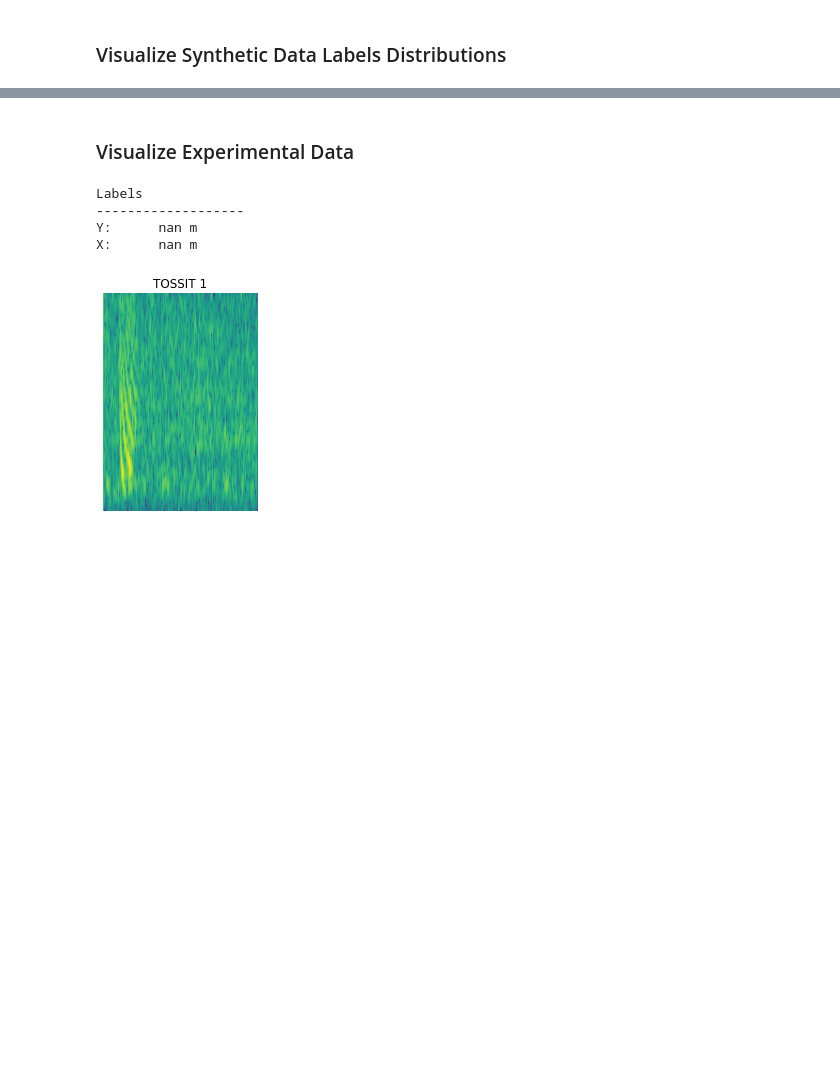
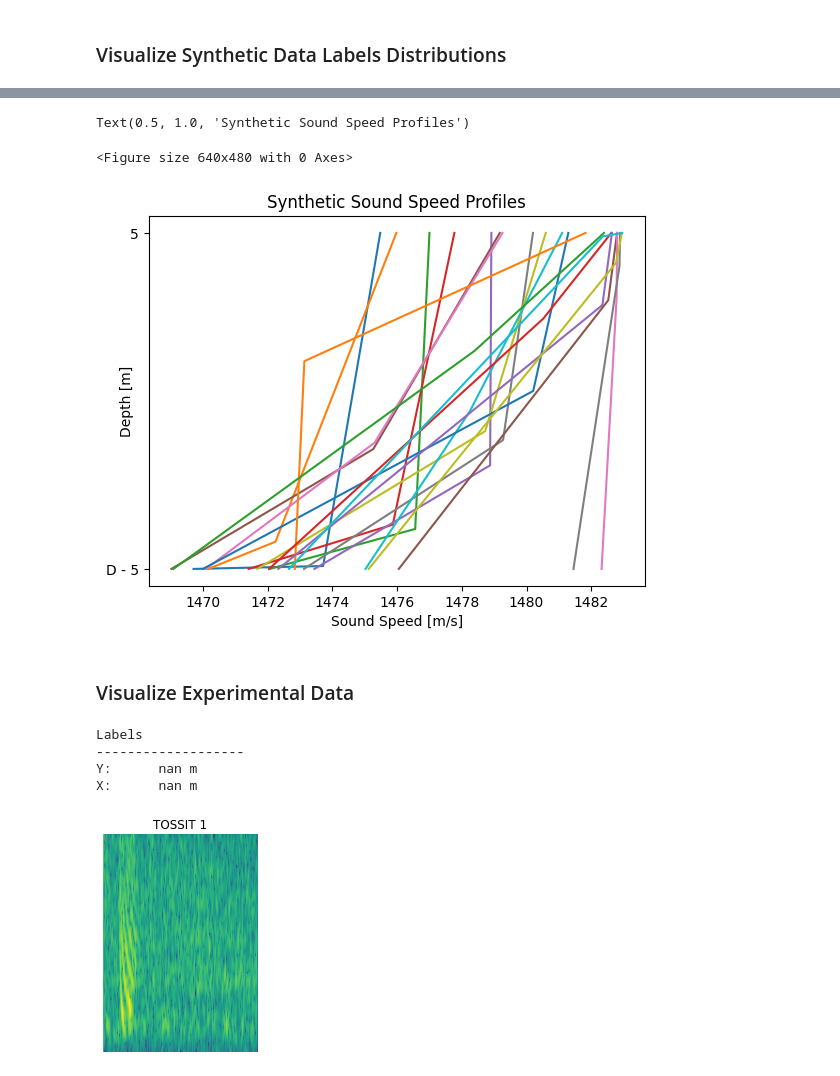
Before and after one commit to whoi-mars/Whale-Gunshot-Localization, a Jupyter notebook: create_dataset.ipynb, the cells around one changed output, grey strips where cells are left out. Saved outputs shown, nothing was run; the diff lists cells and outputs as text; code cells hidden in the pictures; blank space fills up the shorter version.

```diff
--- a/create_dataset.ipynb
+++ b/create_dataset.ipynb
@@ -472,4 +475,22 @@ fig.subplots_adjust(wspace=2)
 [figure]
+# %%
+unique_SSPs = np.fliplr(np.unique(cw, axis=0))
+unique_z_fracs = np.unique(cw_z)
+
+fig = plt.figure()
+ax = plt.figure().gca()
+ax.xaxis.get_major_locator().set_params(integer=True)
+ax.set_yticks([0, 2])
+ax.set_yticklabels(["D - 5", "5"])
+for i in range(unique_SSPs.shape[0]):
+    plt.plot(unique_SSPs[i,:], [0, 2*unique_z_fracs[i], 2])
+ax.set_xlabel("Sound Speed [m/s]")
+ax.set_ylabel("Depth [m]", labelpad=-20)
+ax.set_title("Synthetic Sound Speed Profiles")
+# %% [output]
+Text(0.5, 1.0, 'Synthetic Sound Speed Profiles')
+<Figure size 640x480 with 0 Axes>
+[figure, added]
 # %% [markdown]
 ### Visualize Experimental Data
 # %%
```
Also changed, not shown: parts of 4 cells of this notebook.
